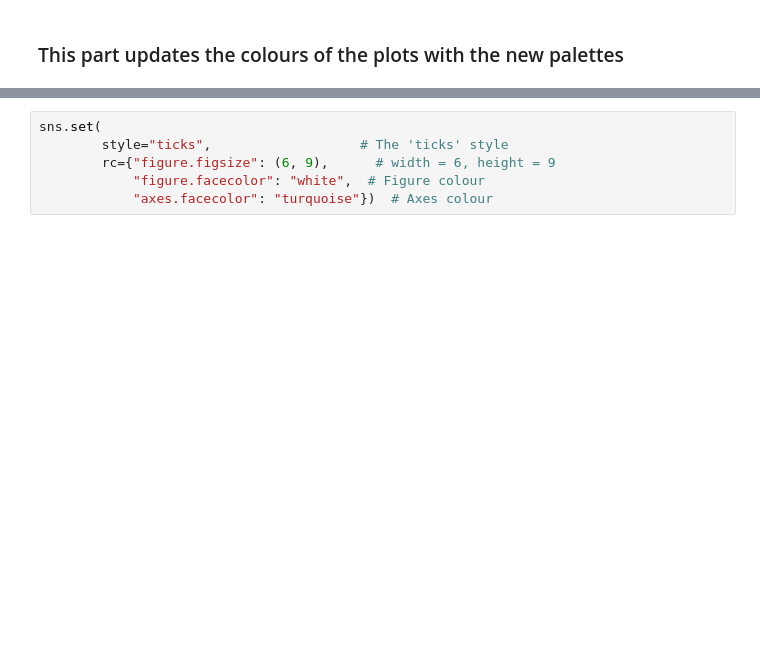
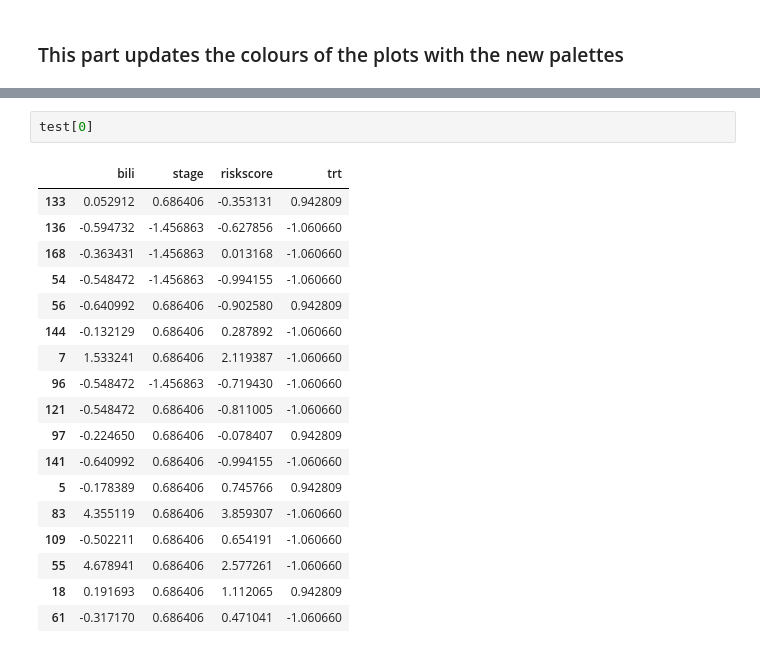
Before and after one commit to imatge-upc/SurvLIME-experiments, a Jupyter notebook: notebooks/verify_experiment_3.ipynb, the cells around one changed output, grey strips where cells are left out. Saved outputs shown, nothing was run; the diff lists cells and outputs as text; blank space fills up the shorter version.

```diff
--- a/notebooks/verify_experiment_3.ipynb
+++ b/notebooks/verify_experiment_3.ipynb
@@ -354,6 +333,21 @@ plt.savefig(f'figures/{model_type}_{dataset}.png',  bbox_inches='tight', dpi=200
 # %%
-sns.set(
-        style="ticks",                   # The 'ticks' style
-        rc={"figure.figsize": (6, 9),      # width = 6, height = 9
-            "figure.facecolor": "white",  # Figure colour
-            "axes.facecolor": "turquoise"})  # Axes colour
+test[0]
+# %% [output]
+|  | bili | stage | riskscore | trt |
+| 133 | 0.052912 | 0.686406 | -0.353131 | 0.942809 |
+| 136 | -0.594732 | -1.456863 | -0.627856 | -1.060660 |
+| 168 | -0.363431 | -1.456863 | 0.013168 | -1.060660 |
+| 54 | -0.548472 | -1.456863 | -0.994155 | -1.060660 |
+| 56 | -0.640992 | 0.686406 | -0.902580 | 0.942809 |
+| 144 | -0.132129 | 0.686406 | 0.287892 | -1.060660 |
+| 7 | 1.533241 | 0.686406 | 2.119387 | -1.060660 |
+| 96 | -0.548472 | -1.456863 | -0.719430 | -1.060660 |
+| 121 | -0.548472 | 0.686406 | -0.811005 | -1.060660 |
+| 97 | -0.224650 | 0.686406 | -0.078407 | 0.942809 |
+| 141 | -0.640992 | 0.686406 | -0.994155 | -1.060660 |
+| 5 | -0.178389 | 0.686406 | 0.745766 | 0.942809 |
+| 83 | 4.355119 | 0.686406 | 3.859307 | -1.060660 |
+| 109 | -0.502211 | 0.686406 | 0.654191 | -1.060660 |
+| 55 | 4.678941 | 0.686406 | 2.577261 | -1.060660 |
+| 18 | 0.191693 | 0.686406 | 1.112065 | 0.942809 |
+| 61 | -0.317170 | 0.686406 | 0.471041 | -1.060660 |
```
Also changed, not shown: parts of 13 cells of this notebook, 4 other files.
